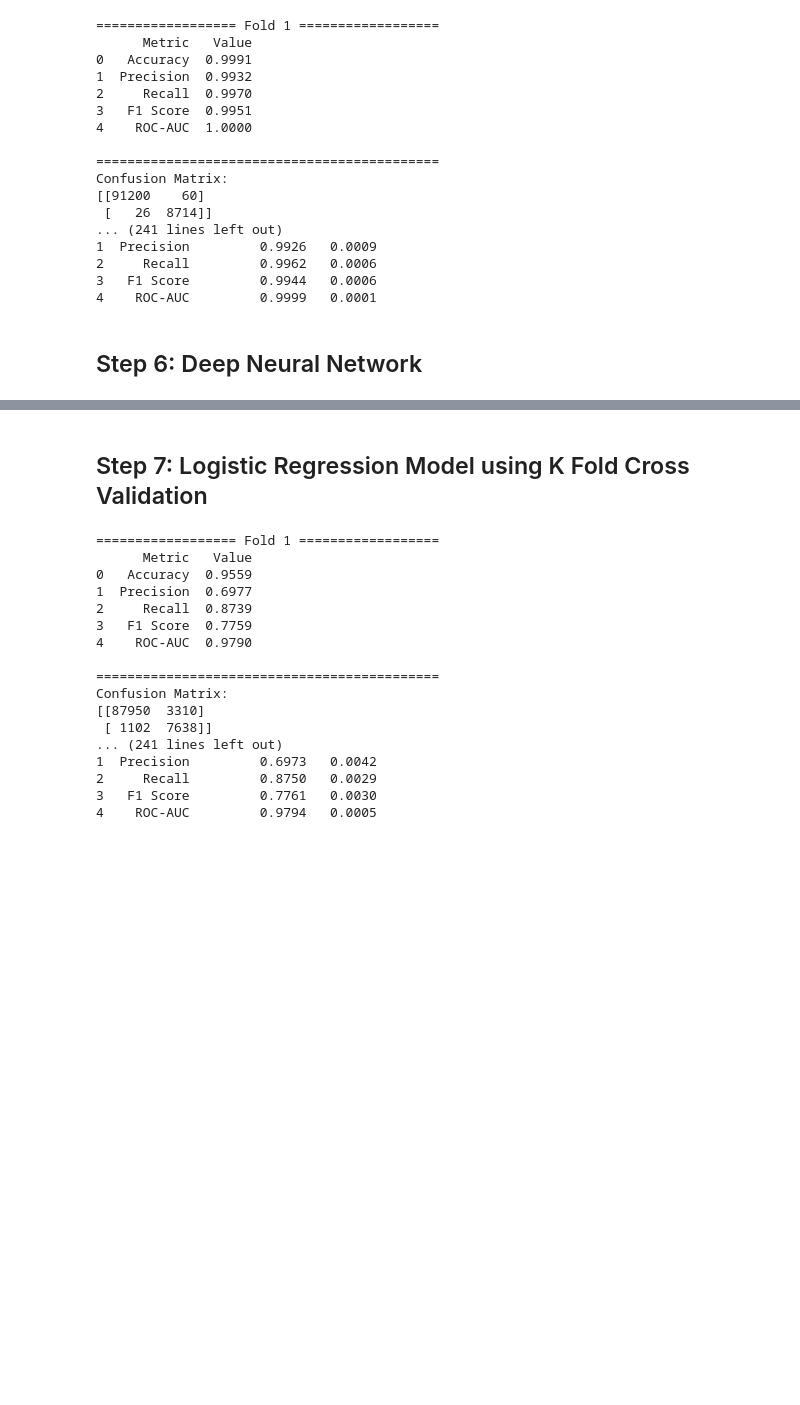
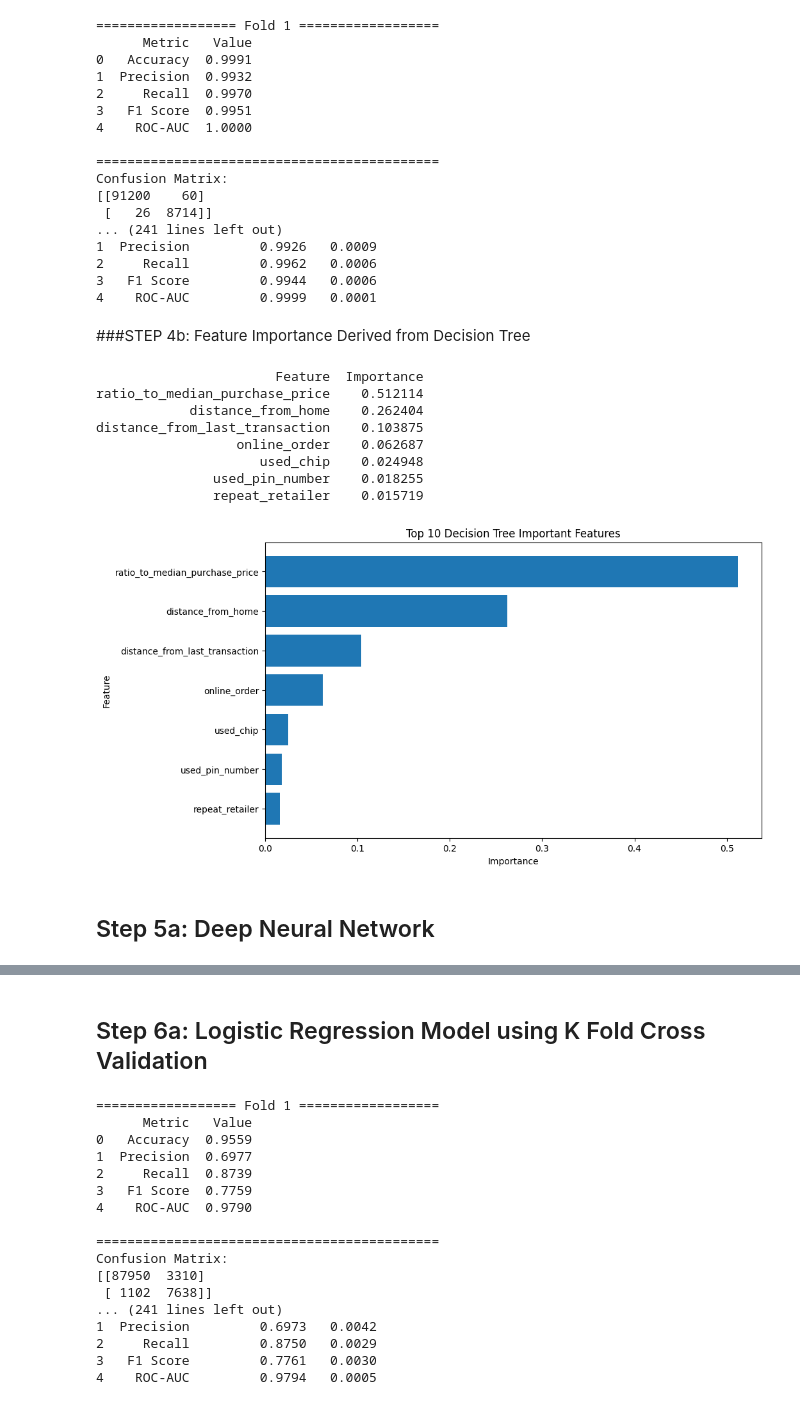
Before and after one commit to COMP3608-Group-12/Project, a Jupyter notebook: Group_12_Dataset_2.ipynb, the cells around one changed output, grey strips where cells are left out. Cells and saved outputs as stored; diff of their text form; code cells hidden in the pictures; blank space fills up the shorter version.

Commit message:
Added feature importance for DT Model

```diff
--- a/Group_12_Dataset_2.ipynb
+++ b/Group_12_Dataset_2.ipynb
@@ -197,8 +197,51 @@ Confusion Matrix:
 2     Recall         0.9962   0.0006
 3   F1 Score         0.9944   0.0006
 4    ROC-AUC         0.9999   0.0001
+# %% [markdown]
+###STEP 4b: Feature Importance Derived from Decision Tree
+# %%
+# Get feature importance values
+importance_dt = model_dt.feature_importances_
+
+# Creating dataframe
+feature_importance_dt = pd.DataFrame({
+    'Feature': X.columns,
+    'Importance': importance_dt
+})
+
+# Sorting in descending order
+feature_importance_dt = feature_importance_dt.sort_values(
+    by='Importance',
+    ascending=False
+)
+
+# Printing top 10 features
+print(feature_importance_dt.head(10).to_string(index=False))
+
+# Plotting chart
+plt.figure(figsize=(10,6))
+plt.barh(
+    feature_importance_dt['Feature'][:10],
+    feature_importance_dt['Importance'][:10]
+)
+
+plt.xlabel("Importance")
+plt.ylabel("Feature")
+plt.title("Top 10 Decision Tree Important Features")
+plt.gca().invert_yaxis()
+plt.show()
+# %% [output]
+                       Feature  Importance
+ratio_to_median_purchase_price    0.512114
+            distance_from_home    0.262404
+distance_from_last_transaction    0.103875
+                  online_order    0.062687
+                     used_chip    0.024948
+               used_pin_number    0.018255
+               repeat_retailer    0.015719
+[figure, added]
 # %% [markdown]
-## Step 6: Deep Neural Network
+## Step 5a: Deep Neural Network
 # %%
 #Runtime approx. 45mins
 
@@ -374,7 +417,7 @@ Precision         0.9931   0.0050
  F1 Score         0.9884   0.0023
   ROC-AUC         1.0000   0.0000
 # %% [markdown]
-## Step 7: Logistic Regression Model using K Fold Cross Validation
+## Step 6a: Logistic Regression Model using K Fold Cross Validation
 # %%
 from sklearn.model_selection import StratifiedKFold
 from sklearn.linear_model import LogisticRegression
```
Also changed, not shown: parts of 8 cells of this notebook.
